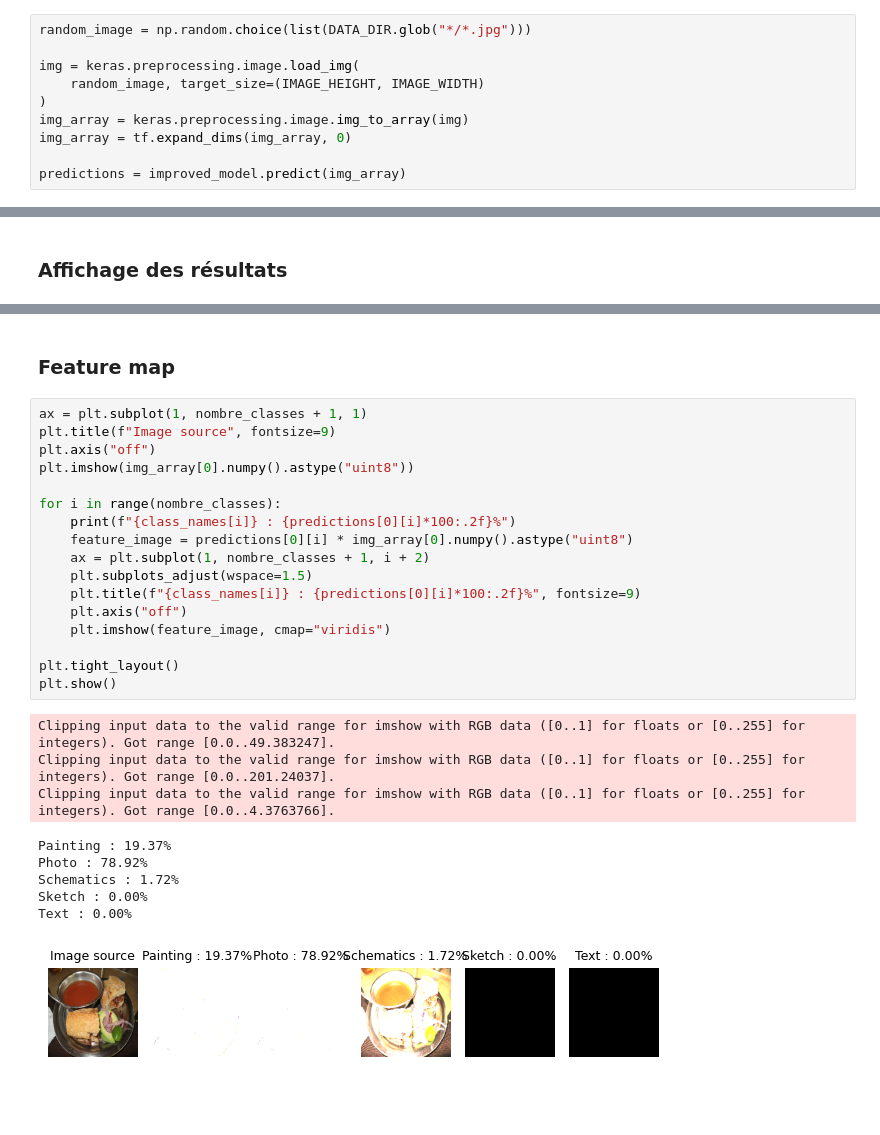
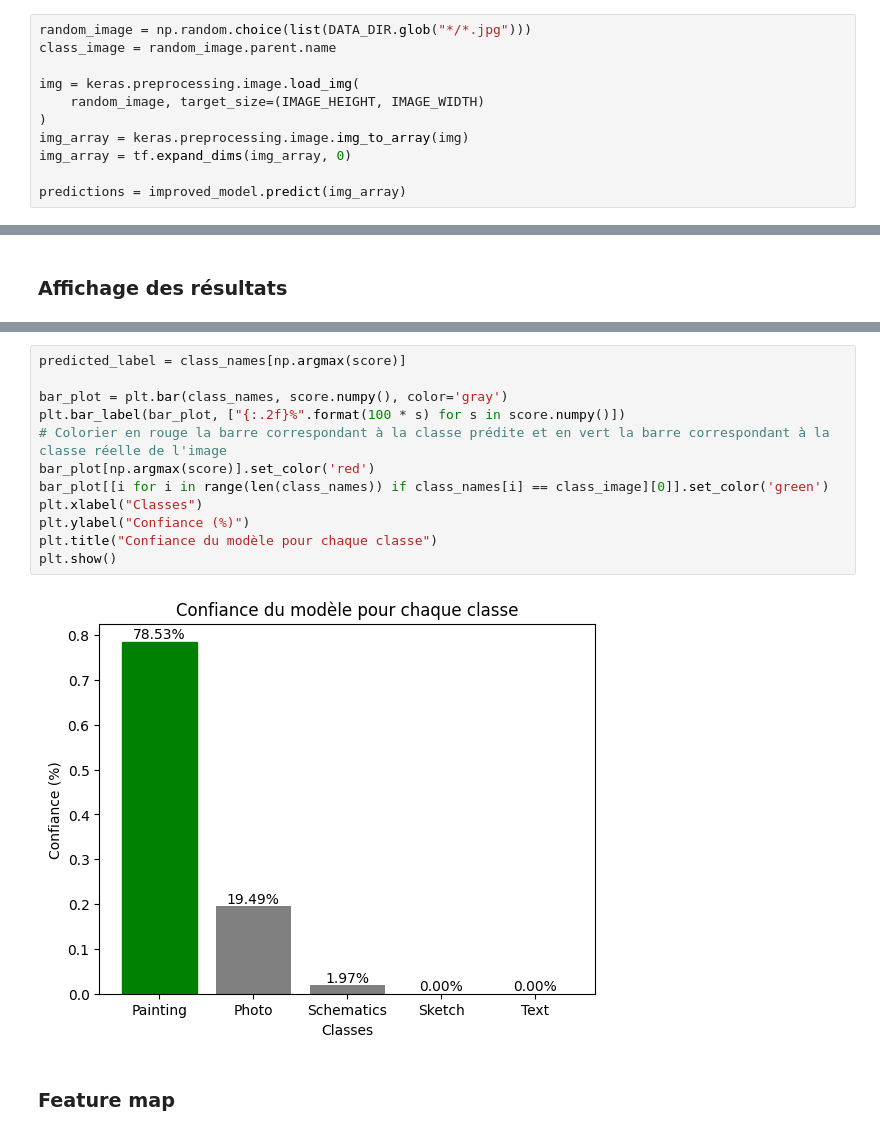
Before and after one commit to Charlyhno-eng/projet-leyenda, a Jupyter notebook: livrables/livrable1/livrable1.ipynb, the cells around one changed output, grey strips where cells are left out. Cells and saved outputs as stored; diff of their text form; blank space fills up the shorter version.

```diff
--- a/livrables/livrable1/livrable1.ipynb
+++ b/livrables/livrable1/livrable1.ipynb
@@ -380,6 +443,7 @@ improved_model.save('../../models/livrable1/improved_model.keras')
 ## Prédiction sur une image de test
 # %%
 random_image = np.random.choice(list(DATA_DIR.glob("*/*.jpg")))
+class_image = random_image.parent.name
 
 img = keras.preprocessing.image.load_img(
     random_image, target_size=(IMAGE_HEIGHT, IMAGE_WIDTH)
@@ -425,29 +489,16 @@ Text                15.4069
+# %%
+predicted_label = class_names[np.argmax(score)]
+
+bar_plot = plt.bar(class_names, score.numpy(), color='gray')
+plt.bar_label(bar_plot, ["{:.2f}%".format(100 * s) for s in score.numpy()])
+# Colorier en rouge la barre correspondant à la classe prédite et en vert la barre correspondant à la classe réelle de l'image
+bar_plot[np.argmax(score)].set_color('red')
+bar_plot[[i for i in range(len(class_names)) if class_names[i] == class_image][0]].set_color('green')
+plt.xlabel("Classes")
+plt.ylabel("Confiance (%)")
+plt.title("Confiance du modèle pour chaque classe")
+plt.show()
+# %% [output]
+[figure, added]
 # %% [markdown]
 ### Feature map
-# %%
-ax = plt.subplot(1, nombre_classes + 1, 1)
-plt.title(f"Image source", fontsize=9)
-plt.axis("off")
-plt.imshow(img_array[0].numpy().astype("uint8"))
-
-for i in range(nombre_classes):
-    print(f"{class_names[i]} : {predictions[0][i]*100:.2f}%")
-    feature_image = predictions[0][i] * img_array[0].numpy().astype("uint8")
-    ax = plt.subplot(1, nombre_classes + 1, i + 2)
-    plt.subplots_adjust(wspace=1.5)
-    plt.title(f"{class_names[i]} : {predictions[0][i]*100:.2f}%", fontsize=9)
-    plt.axis("off")
-    plt.imshow(feature_image, cmap="viridis")
-
-plt.tight_layout()
-plt.show()
-# %% [output]
-Clipping input data to the valid range for imshow with RGB data ([0..1] for floats or [0..255] for integers). Got range [0.0..49.383247].
-Clipping input data to the valid range for imshow with RGB data ([0..1] for floats or [0..255] for integers). Got range [0.0..201.24037].
-Clipping input data to the valid range for imshow with RGB data ([0..1] for floats or [0..255] for integers). Got range [0.0..4.3763766].
-Painting : 19.37%
-Photo : 78.92%
-Schematics : 1.72%
-Sketch : 0.00%
-Text : 0.00%
-[figure, removed]
```
Also changed, not shown: parts of 19 cells of this notebook.
